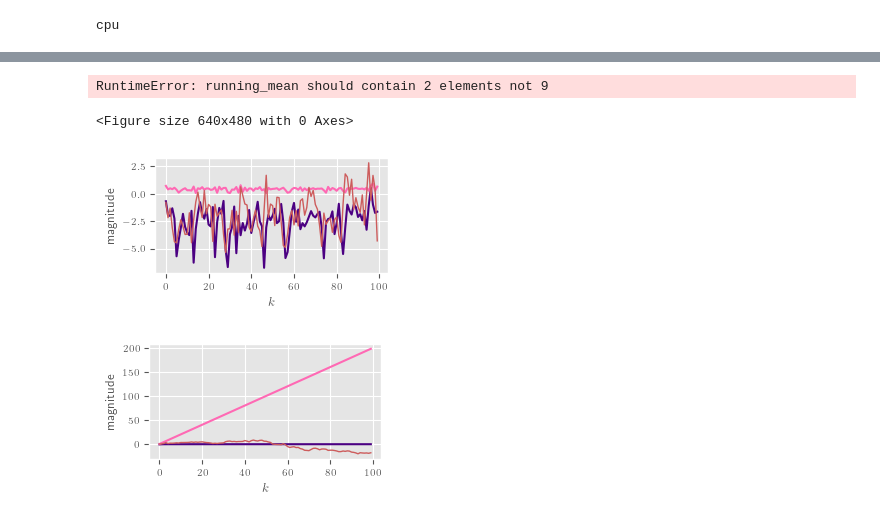
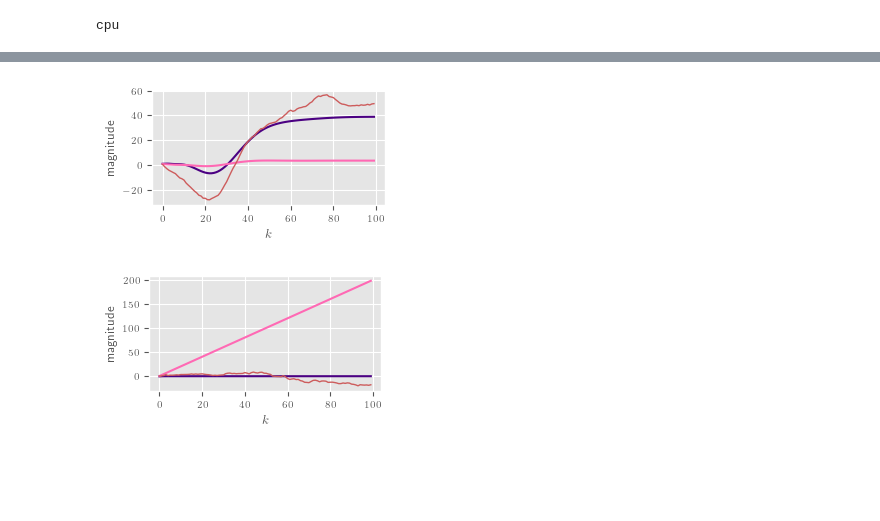
Before and after one commit to msramada/Active-Learning-Reinforcement-Learning, a Jupyter notebook: main.ipynb, the cells around one changed output, grey strips where cells are left out. Cells and saved outputs as stored; diff of their text form; code cells hidden in the pictures; blank space fills up the shorter version.

```diff
--- a/main.ipynb
+++ b/main.ipynb
@@ -33,10 +33,10 @@ x0=torch.tensor([[0.1, 0.1, 0.1]])
 P0=torch.diag(torch.tensor([0.5,0.5,0.5]))
 Hyperstate = Extended_KF(x0, P0, model)
 hidden_size = 64
-actor_lr = 1e-5# * 10
+actor_lr = 1e-4# * 10
 critic_lr = actor_lr * 10
 #noise = OUNoise(ru, uMax, uMin)
-Horizon_Length = 32
+Horizon_Length = 16
 RollOuts = 16*2
 batch_size = 32#Horizon_Length# * RollOuts
 gamma = 0.95
@@ -145,25 +132,3 @@ plt.show()
-# %%
-K = agent.actor.forward#get_action
-t = torch.atleast_2d(torch.linspace(-7, 7, 100))
-
-plt.figure()
-N=200
-x=torch.linspace(-15,15,N)
-y=torch.linspace(0,12,N)
-xx, yy = torch.meshgrid(x,y)
-uu = xx - 0.1
-
-for i in range(N):
-    for j in range(N):
-        state = torch.tensor((xx[i, j], yy[i, j])).T
-        state = torch.atleast_2d(state)
-        uu[i, j] = K(state)
-
-plt.contourf(xx.detach().numpy(), yy.detach().numpy(), uu.detach().numpy())
-plt.colorbar()
-# %% [output]
-RuntimeError: running_mean should contain 2 elements not 9
-<Figure size 640x480 with 0 Axes>
 # %%
 T = 100
 x = np.ones(T)
@@ -175,46 +140,50 @@ StateReq = deque([])
 ActionReq = deque([])
 
 
-Hyperstate.ChangeInitialStates(torch.atleast_2d(torch.randn(1, 1)), torch.atleast_2d(torch.rand(1, 1)))
-true_state = torch.sqrt(Hyperstate.Covariance) * torch.randn(1, 1) + Hyperstate.Mean #we might need next t-step
+Hyperstate.ChangeInitialStates(torch.rand(rx, 1), torch.diag(torch.rand(rx,)))
+true_state = sqrtm(Hyperstate.Covariance) @ torch.randn(rx, 1) + Hyperstate.Mean #we might need next t-step
+
+K_RL = agent.actor.forward #get_action
 
 for k in range(T):
-    state = torch.cat((Hyperstate.Mean, Hyperstate.Covariance)).T
-    action = K(state)
+    state = torch.cat((Hyperstate.Mean, half_vectorize(Hyperstate.Covariance))).T
+    action = K_RL(state)
     action = torch.atleast_2d(action.detach())
-    true_state_Plus = stateDynamics(true_state, action) + torch.sqrt(Q) * torch.randn(1, 1)
-    measurement_Plus_realization = measurementDynamics(true_state_Plus) + torch.sqrt(R) * torch.randn(1, 1)
+    true_state_Plus = stateDynamics(true_state, action) + sqrtm(Q) @ torch.randn(rx, 1)
+    measurement_Plus_realization =  measurementDynamics(true_state_Plus) + sqrtm(R) @ torch.randn(ry, 1)
+    true_state = sqrtm(Hyperstate.Covariance) @ torch.randn(rx, 1) + Hyperstate.Mean #we might need next t-step
+    reward = - torch.mean((Hyperstate.Mean) ** 2 + Hyperstate.Covariance + action ** 2) ###########################
     StateReq.append(state)
     ActionReq.append(action)
     Hyperstate.ApplyEKF(action, measurement_Plus_realization)
     true_state = true_state_Plus
     x_true[k] = true_state[0,0].detach().numpy()
 
 
 for i in range(T):
     A = StateReq[i].detach().numpy()
     x[i] = A[0,0]
     P[i] = A[0,1]
     A = ActionReq[i].detach().numpy()
     u[i] = A[0,0]
 
 plt.style.use('ggplot')
 fig= plt.figure(figsize=(FigDim1,FigDim2))
 plt.rc('xtick', labelsize=7) #fontsize of the x tick labels
 plt.rc('ytick', labelsize=7) #fontsize of the y tick labels
 plt.xlabel('$k$', fontsize=9)
 plt.ylabel('magnitude', fontsize=9)
 plt.rc( 'text', usetex=True )
 
 k=56
 plt.plot(range(T), x, color=list(colors.cnames)[k+4])
 plt.plot(range(T), P, color=list(colors.cnames)[k+2])
 plt.plot(range(T), x_true, linewidth = 1, color=list(colors.cnames)[k+3])
 
 if saveFigs==True:
    plt.savefig('Figures/Example1_ReinfLearn.pdf',bbox_inches ="tight")
 # %% [output]
-[figure, old version]
+[figure, new version]
 # %%
 Klqr_tensor = torch.from_numpy(Klqr)
 x = np.ones(T)
```
Also changed, not shown: parts of 4 cells of this notebook, 3 other files.
